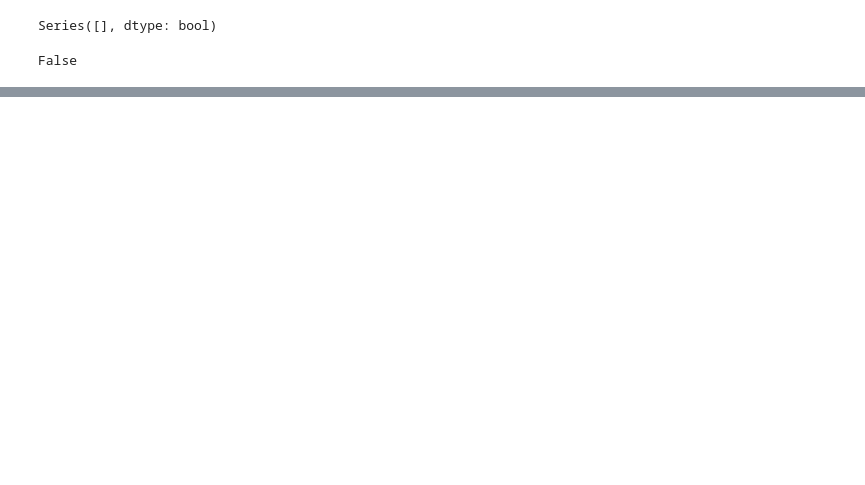
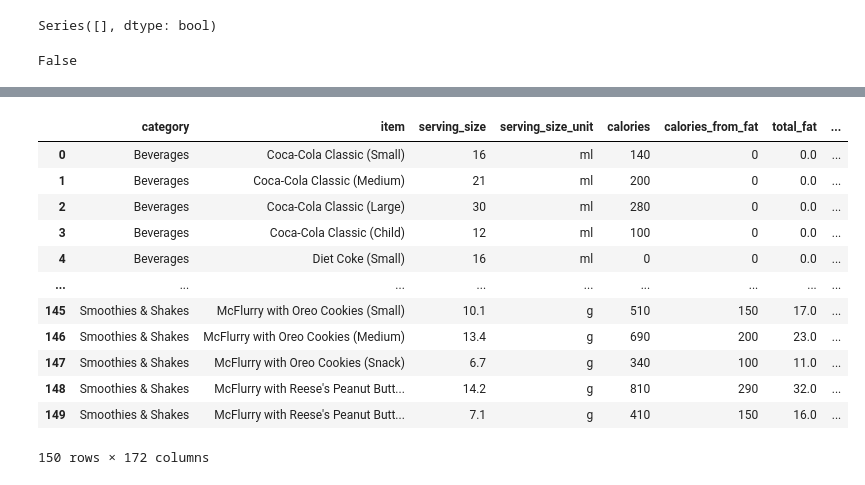
Before and after one commit to mfernandamirabile/C-Users-ferna-McDonaldsMenu-Analysis, a Jupyter notebook: app.ipynb, the cells around one changed output, grey strips where cells are left out. Cells and saved outputs as stored; diff of their text form; code cells hidden in the pictures; blank space fills up the shorter version.

Commit message:
serving_size unified

```diff
--- a/app.ipynb
+++ b/app.ipynb
@@ -316,5 +312,6 @@ print(null_lines)
 # %% [output]
 False
 # %%
-# drink_df.insert(3, 'unit', last_column)
-# drink_df.head()
+drink_df.drop(['unit'], axis='columns', inplace=True)
+drink_df.insert(3, 'unit', last_column)
+drink_df.head()
@@ -320,0 +343,7 @@ False
+# %%
+v = []
+for i, x in enumerate(drink_df['category']):
+    if x == 'Smoothies & Shakes':
+        v.append(drink_df['unit'].iloc[i])
+v = np.array(v)
+np.unique(v)
@@ -320,0 +387,15 @@ False
+# %%
+for i, x in enumerate(drink_df['unit']):
+    if x == 'fl oz':
+        value_to_convert = float(drink_df['serving_size_ml'].iloc[i])
+        value_converted = value_to_convert * 29.5735
+        drink_df[i, 'serving_size_ml'] = value_converted
+        drink_df['unit'].iloc[i] = 'ml'
+        print(drink_df['serving_size_ml'].iloc[i], drink_df['unit'].iloc[i])
+
+    elif x == 'oz':
+        value_to_convert = float(drink_df['serving_size_ml'].iloc[i])
+        value_converted = value_to_convert * 28.3495
+        drink_df[i, 'serving_size_ml'] = value_converted
+        drink_df['unit'].iloc[i] = 'g'
+        print(drink_df['serving_size_ml'].iloc[i], drink_df['unit'].iloc[i])
@@ -320,0 +437,17 @@ False
+# %%
+drink_df = drink_df.rename(columns={'serving_size_ml': 'serving_size', 'unit': 'serving_size_unit'})
+display(drink_df)
+# %% [output]
+|  | category | item | serving_size | serving_size_unit | calories | calories_from_fat | total_fat | ... |
+| 0 | Beverages | Coca-Cola Classic (Small) | 16 | ml | 140 | 0 | 0.0 | ... |
+| 1 | Beverages | Coca-Cola Classic (Medium) | 21 | ml | 200 | 0 | 0.0 | ... |
+| 2 | Beverages | Coca-Cola Classic (Large) | 30 | ml | 280 | 0 | 0.0 | ... |
+| 3 | Beverages | Coca-Cola Classic (Child) | 12 | ml | 100 | 0 | 0.0 | ... |
+| 4 | Beverages | Diet Coke (Small) | 16 | ml | 0 | 0 | 0.0 | ... |
+| ... | ... | ... | ... | ... | ... | ... | ... | ... |
+| 145 | Smoothies & Shakes | McFlurry with Oreo Cookies (Small) | 10.1 | g | 510 | 150 | 17.0 | ... |
+| 146 | Smoothies & Shakes | McFlurry with Oreo Cookies (Medium) | 13.4 | g | 690 | 200 | 23.0 | ... |
+| 147 | Smoothies & Shakes | McFlurry with Oreo Cookies (Snack) | 6.7 | g | 340 | 100 | 11.0 | ... |
+| 148 | Smoothies & Shakes | McFlurry with Reese's Peanut Butt... | 14.2 | g | 810 | 290 | 32.0 | ... |
+| 149 | Smoothies & Shakes | McFlurry with Reese's Peanut Butt... | 7.1 | g | 410 | 150 | 16.0 | ... |
+150 rows × 172 columns
```
Also changed, not shown: parts of 11 cells of this notebook.
